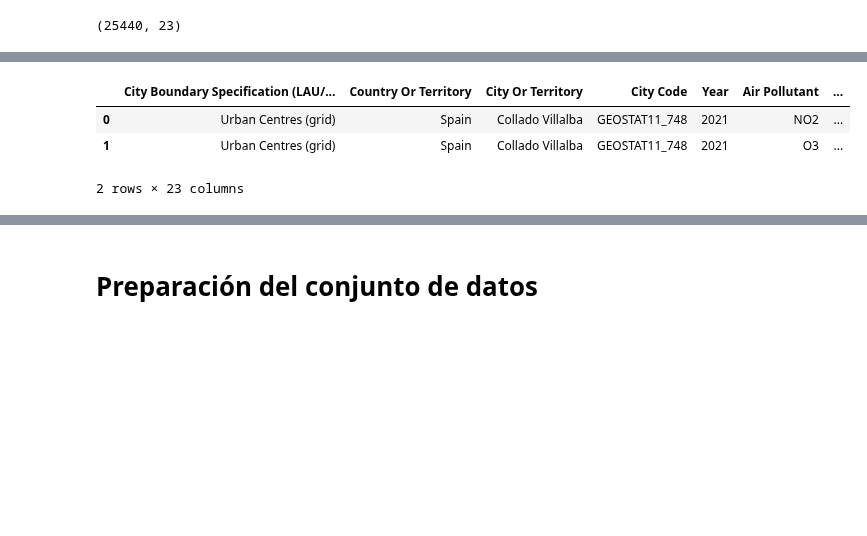
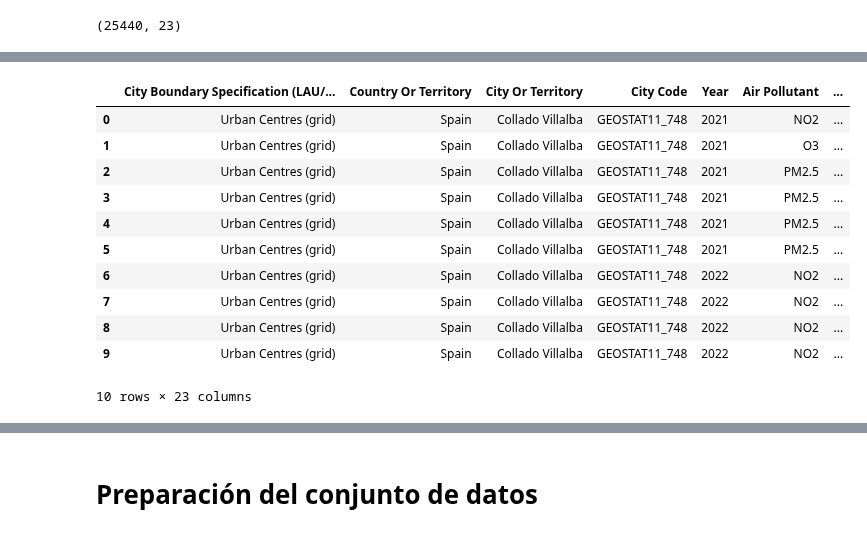
Before and after one commit to angulorojasmariaclaudia-coder/TRABAJO-FINAL-TECNICAS-DE-CIENCIAS-DE-DATOS, a Jupyter notebook: Configuración_de_Código.ipynb, the cells around one changed output, grey strips where cells are left out. Drawn from its saved outputs; the diff is of its cells as text; code cells hidden in the pictures; blank space fills up the shorter version.

```diff
--- a/Configuración_de_Código.ipynb
+++ b/Configuración_de_Código.ipynb
@@ -72,7 +65,15 @@ dtype: int64
 # %%
-df.head(2) # dataset original
+df.head(10) # dataset original
 # %% [output]
 |  | City Boundary Specification (LAU/... | Country Or Territory | City Or Territory | City Code | Year | Air Pollutant | ... |
 | 0 | Urban Centres (grid) | Spain | Collado Villalba | GEOSTAT11_748 | 2021 | NO2 | ... |
 | 1 | Urban Centres (grid) | Spain | Collado Villalba | GEOSTAT11_748 | 2021 | O3 | ... |
+| 2 | Urban Centres (grid) | Spain | Collado Villalba | GEOSTAT11_748 | 2021 | PM2.5 | ... |
+| 3 | Urban Centres (grid) | Spain | Collado Villalba | GEOSTAT11_748 | 2021 | PM2.5 | ... |
+| 4 | Urban Centres (grid) | Spain | Collado Villalba | GEOSTAT11_748 | 2021 | PM2.5 | ... |
+| 5 | Urban Centres (grid) | Spain | Collado Villalba | GEOSTAT11_748 | 2021 | PM2.5 | ... |
+| 6 | Urban Centres (grid) | Spain | Collado Villalba | GEOSTAT11_748 | 2022 | NO2 | ... |
+| 7 | Urban Centres (grid) | Spain | Collado Villalba | GEOSTAT11_748 | 2022 | NO2 | ... |
+| 8 | Urban Centres (grid) | Spain | Collado Villalba | GEOSTAT11_748 | 2022 | NO2 | ... |
+| 9 | Urban Centres (grid) | Spain | Collado Villalba | GEOSTAT11_748 | 2022 | NO2 | ... |
-2 rows × 23 columns
+10 rows × 23 columns
```
Also changed, not shown: parts of 11 cells of this notebook.
